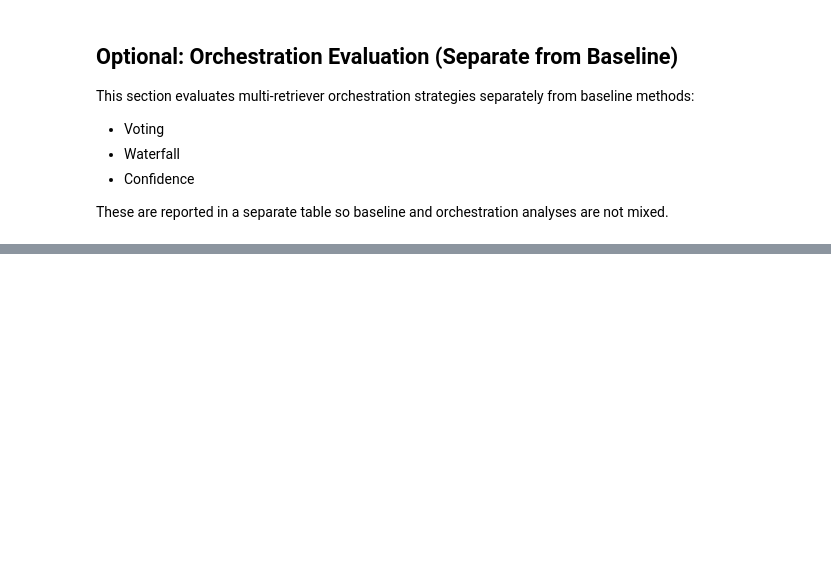
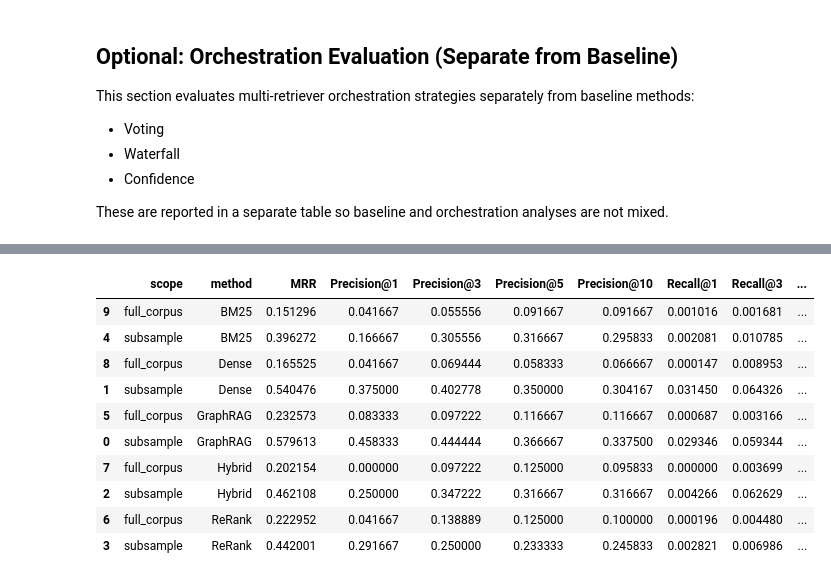
Before and after one commit to allarom/advanced-genai-26, a Jupyter notebook: multi-agent-step-1.ipynb, the cells around one changed output, grey strips where cells are left out. Drawn from its saved outputs; the diff is of its cells as text; code cells hidden in the pictures; blank space fills up the shorter version.

```diff
--- a/multi-agent-step-1.ipynb
+++ b/multi-agent-step-1.ipynb
@@ -705,0 +794,28 @@ print('-', orch_runs_path)
+# %%
+import pandas as pd
+import pathlib
+
+sub = pd.read_csv(PROJECT_ROOT / "results/baseline_repro_colab/metrics_summary.csv")
+full = pd.read_csv(PROJECT_ROOT / "results/baseline_repro_colab_full_corpus/metrics_summary.csv")
+
+sub["scope"] = "subsample"
+full["scope"] = "full_corpus"
+
+both = pd.concat([sub, full], ignore_index=True)
+
+cols = ["scope", "method", "MRR", "Precision@1", "Precision@3", "Precision@5", "Precision@10",
+        "Recall@1", "Recall@3", "Recall@5", "Recall@10"]
+both = both[cols].sort_values(["method", "scope"])
+both
+# %% [output]
+|  | scope | method | MRR | Precision@1 | Precision@3 | Precision@5 | Precision@10 | Recall@1 | Recall@3 | ... |
+| 9 | full_corpus | BM25 | 0.151296 | 0.041667 | 0.055556 | 0.091667 | 0.091667 | 0.001016 | 0.001681 | ... |
+| 4 | subsample | BM25 | 0.396272 | 0.166667 | 0.305556 | 0.316667 | 0.295833 | 0.002081 | 0.010785 | ... |
+| 8 | full_corpus | Dense | 0.165525 | 0.041667 | 0.069444 | 0.058333 | 0.066667 | 0.000147 | 0.008953 | ... |
+| 1 | subsample | Dense | 0.540476 | 0.375000 | 0.402778 | 0.350000 | 0.304167 | 0.031450 | 0.064326 | ... |
+| 5 | full_corpus | GraphRAG | 0.232573 | 0.083333 | 0.097222 | 0.116667 | 0.116667 | 0.000687 | 0.003166 | ... |
+| 0 | subsample | GraphRAG | 0.579613 | 0.458333 | 0.444444 | 0.366667 | 0.337500 | 0.029346 | 0.059344 | ... |
+| 7 | full_corpus | Hybrid | 0.202154 | 0.000000 | 0.097222 | 0.125000 | 0.095833 | 0.000000 | 0.003699 | ... |
+| 2 | subsample | Hybrid | 0.462108 | 0.250000 | 0.347222 | 0.316667 | 0.316667 | 0.004266 | 0.062629 | ... |
+| 6 | full_corpus | ReRank | 0.222952 | 0.041667 | 0.138889 | 0.125000 | 0.100000 | 0.000196 | 0.004480 | ... |
+| 3 | subsample | ReRank | 0.442001 | 0.291667 | 0.250000 | 0.233333 | 0.245833 | 0.002821 | 0.006986 | ... |
```
Also changed, not shown: parts of 20 cells of this notebook.
